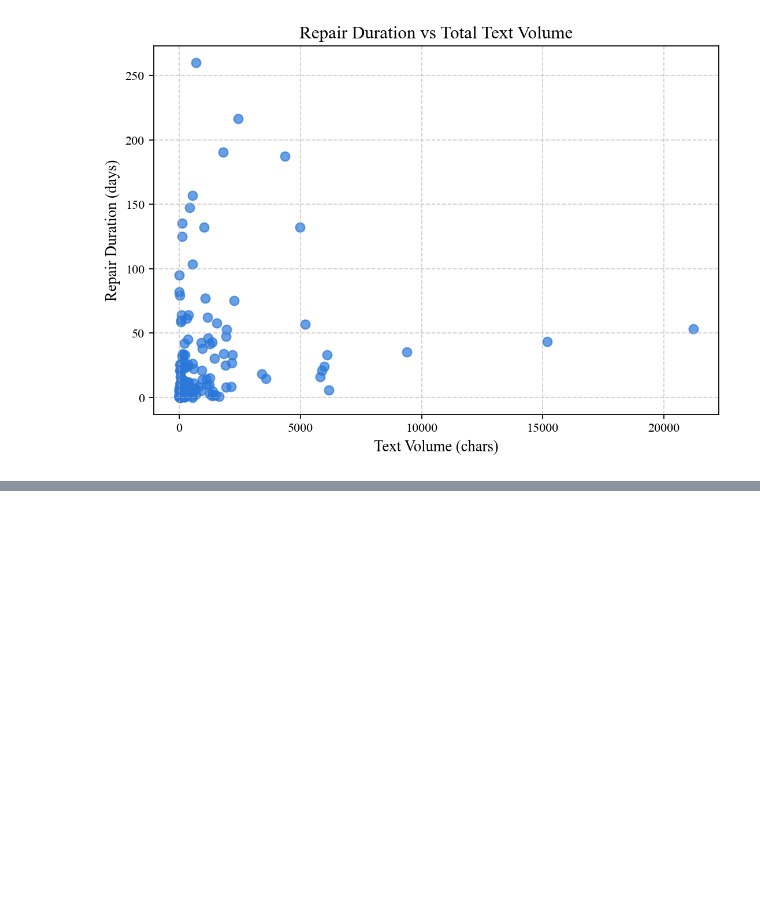
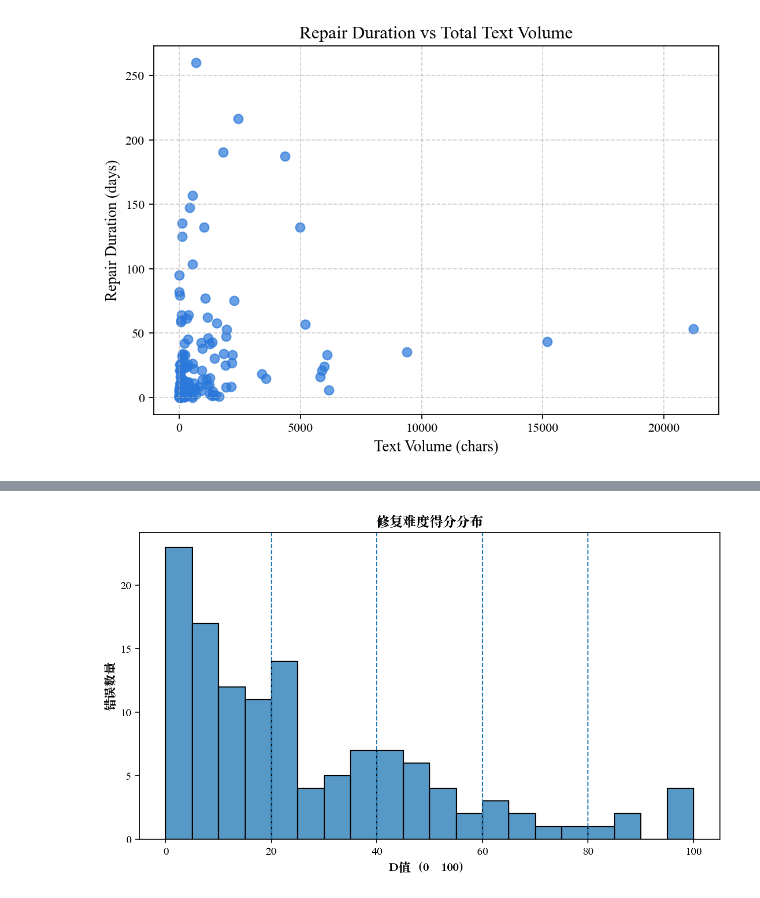
Before and after one commit to edwardzcn-decade/gh-easy-crawler, a Jupyter notebook: plot/scripts/plot_notebook.ipynb, the cells around one changed output, grey strips where cells are left out. Drawn from its saved outputs; the diff is of its cells as text; code cells hidden in the pictures; blank space fills up the shorter version.

```diff
--- a/plot/scripts/plot_notebook.ipynb
+++ b/plot/scripts/plot_notebook.ipynb
@@ -959,0 +1406,98 @@ plt.show()
+# %%
+# =========================================================
+# 5. 可视化 1：D_100 分布直方图 + 分级边界
+# =========================================================
+plt.figure(figsize=(8, 4.8))
+sns.histplot(df_d["D_100"], bins=20, kde=False)
+
+# 分级边界线
+for x in [20, 40, 60, 80]:
+    plt.axvline(x=x, linestyle="--", linewidth=1)
+
+plt.xlabel("D值（0–100）", fontproperties=font_song, fontsize=11)
+plt.ylabel("错误数量", fontproperties=font_song, fontsize=11)
+plt.title("修复难度得分分布", fontproperties=font_song, fontsize=12)
+
+plt.xticks(fontproperties=font_times, fontsize=10)
+plt.yticks(fontproperties=font_times, fontsize=10)
+plt.tight_layout()
+plt.savefig("d_score_histogram.png", dpi=300, bbox_inches="tight")
+plt.show()
+
+
+# =========================================================
+# 6. 可视化 2：难度分级计数柱状图
+# =========================================================
+grade_order = ["极低", "低", "中等", "高", "极高"]
+grade_counts = df_d["难度等级"].value_counts().reindex(grade_order, fill_value=0)
+
+plt.figure(figsize=(7.2, 4.8))
+bars = plt.bar(grade_counts.index, grade_counts.values)
+
+# 柱顶标数值
+for bar, val in zip(bars, grade_counts.values):
+    plt.text(
+        bar.get_x() + bar.get_width() / 2,
+        bar.get_height() + 0.5,
+        str(val),
+        ha="center",
+        va="bottom",
+        fontproperties=font_times,
+        fontsize=10
+    )
+
+plt.xlabel("难度等级", fontproperties=font_song, fontsize=11)
+plt.ylabel("错误数量", fontproperties=font_song, fontsize=11)
+plt.title("修复难度分级统计", fontproperties=font_song, fontsize=12)
+
+plt.xticks(fontproperties=font_song, fontsize=10)
+plt.yticks(fontproperties=font_times, fontsize=10)
+plt.tight_layout()
+plt.savefig("d_grade_counts.png", dpi=300, bbox_inches="tight")
+plt.show()
+
+
+# =========================================================
+# 7. 可视化 3：难度分级占比柱状图
+# =========================================================
+grade_ratio = grade_counts / grade_counts.sum() * 100
+
+plt.figure(figsize=(7.2, 4.8))
+bars = plt.bar(grade_ratio.index, grade_ratio.values)
+
+for bar, val in zip(bars, grade_ratio.values):
+    plt.text(
+        bar.get_x() + bar.get_width() / 2,
+        bar.get_height() + 0.3,
+        f"{val:.1f}%",
+        ha="center",
+        va="bottom",
+        fontproperties=font_times,
+        fontsize=10
+    )
+
+plt.xlabel("难度等级", fontproperties=font_song, fontsize=11)
+plt.ylabel("占比（%）", fontproperties=font_song, fontsize=11)
+plt.title("修复难度分级占比", fontproperties=font_song, fontsize=12)
+
+plt.xticks(fontproperties=font_song, fontsize=10)
+plt.yticks(fontproperties=font_times, fontsize=10)
+plt.tight_layout()
+plt.savefig("d_grade_ratio.png", dpi=300, bbox_inches="tight")
+plt.show()
+
+
+# =========================================================
+# 8. 输出分级统计表，方便你核对
+# =========================================================
+summary = pd.DataFrame({
+    "难度等级": grade_order,
+    "错误数量": grade_counts.values,
+    "占比(%)": np.round(grade_ratio.values, 1)
+})
+print(summary)
+
+summary.to_csv("d_grade_summary.csv", index=False, encoding="utf-8-sig")
+print("已保存：d_grade_summary.csv")
+# %% [output]
+[figure, added]
```
Also changed, not shown: parts of 8 cells of this notebook, 1 other file.
